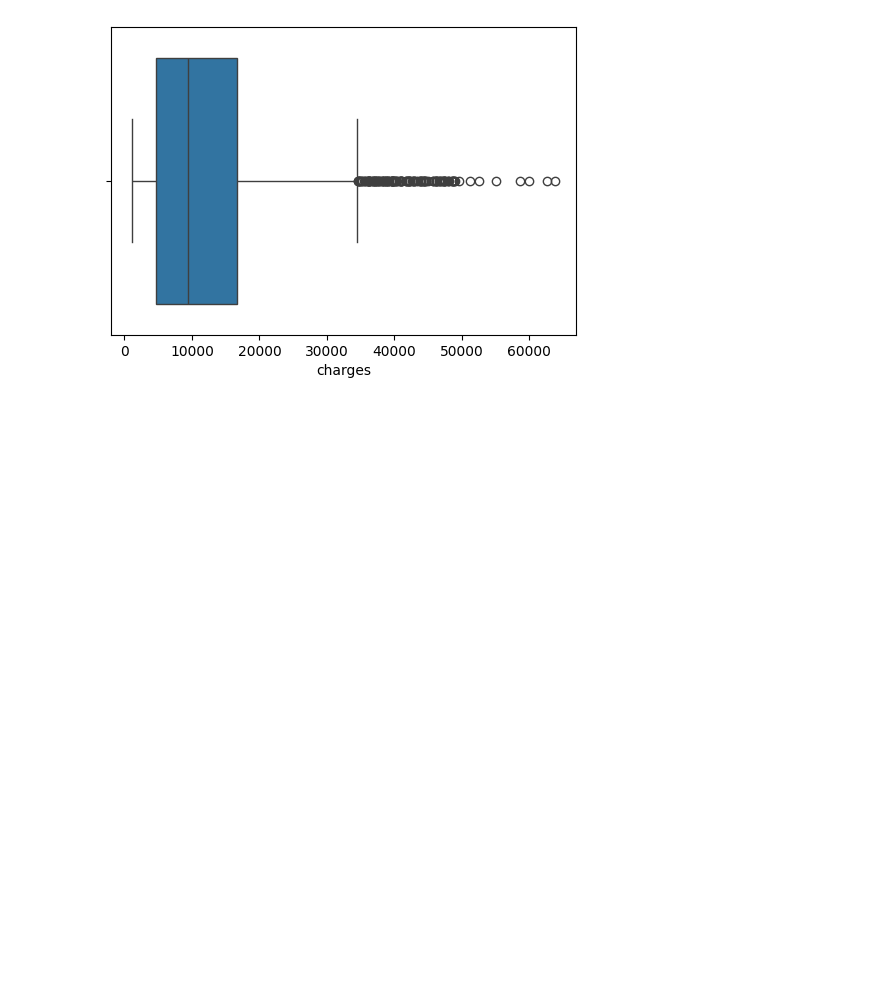
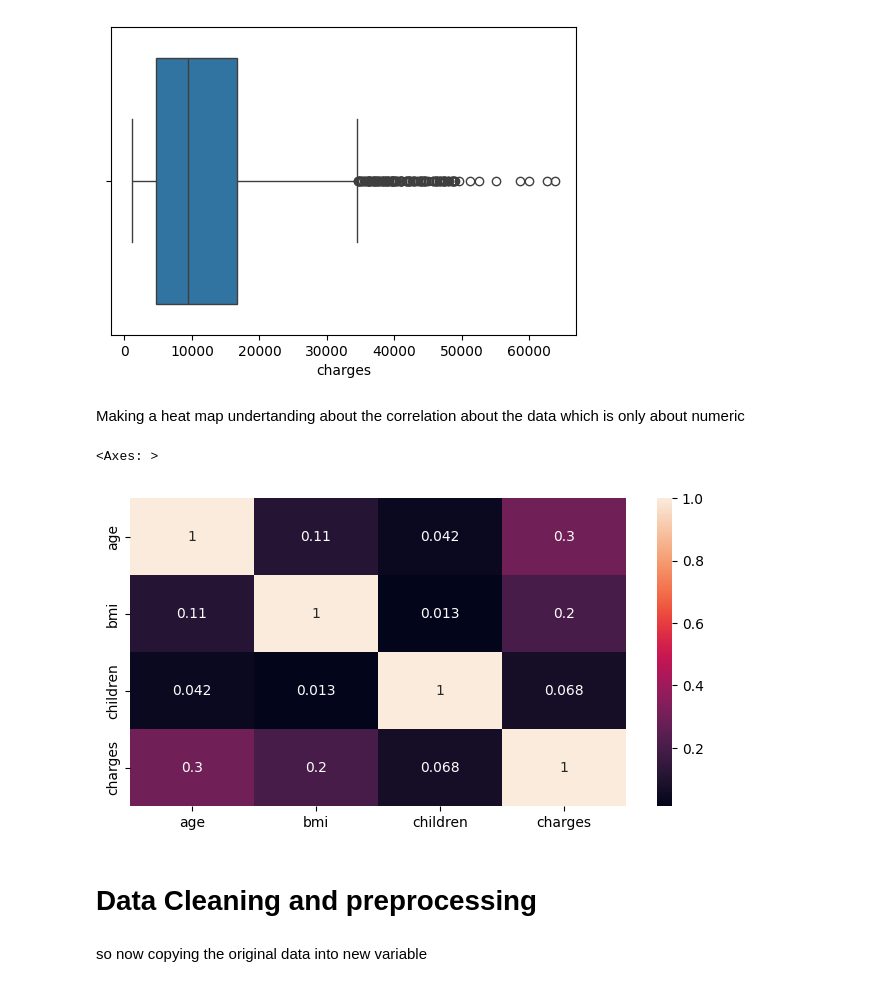
Before and after one commit to subhamsam007/Machine-Learning, a Jupyter notebook: insurance.ipynb, the cells around one changed output. Cells and saved outputs as stored; diff of their text form; code cells hidden in the pictures; blank space fills up the shorter version.

Commit message:
Created using Colab heatmap_corelation and the Data Cleaning and preprocessing

```diff
--- a/insurance.ipynb
+++ b/insurance.ipynb
@@ -132,3 +132,15 @@ for col in numeric_columns:
 [figure]
 [figure]
 [figure]
+# %% [markdown]
+Making a heat map undertanding about the correlation about the data which is only about numeric
+# %%
+plt.figure(figsize = (8,4))
+sns.heatmap(df.corr(numeric_only= True),annot = True)
+# %% [output]
+<Axes: >
+[figure, added]
+# %% [markdown]
+# Data Cleaning and preprocessing
+# %% [markdown]
+so now copying the original data into new variable
```
Also changed, not shown: parts of 23 cells of this notebook.
